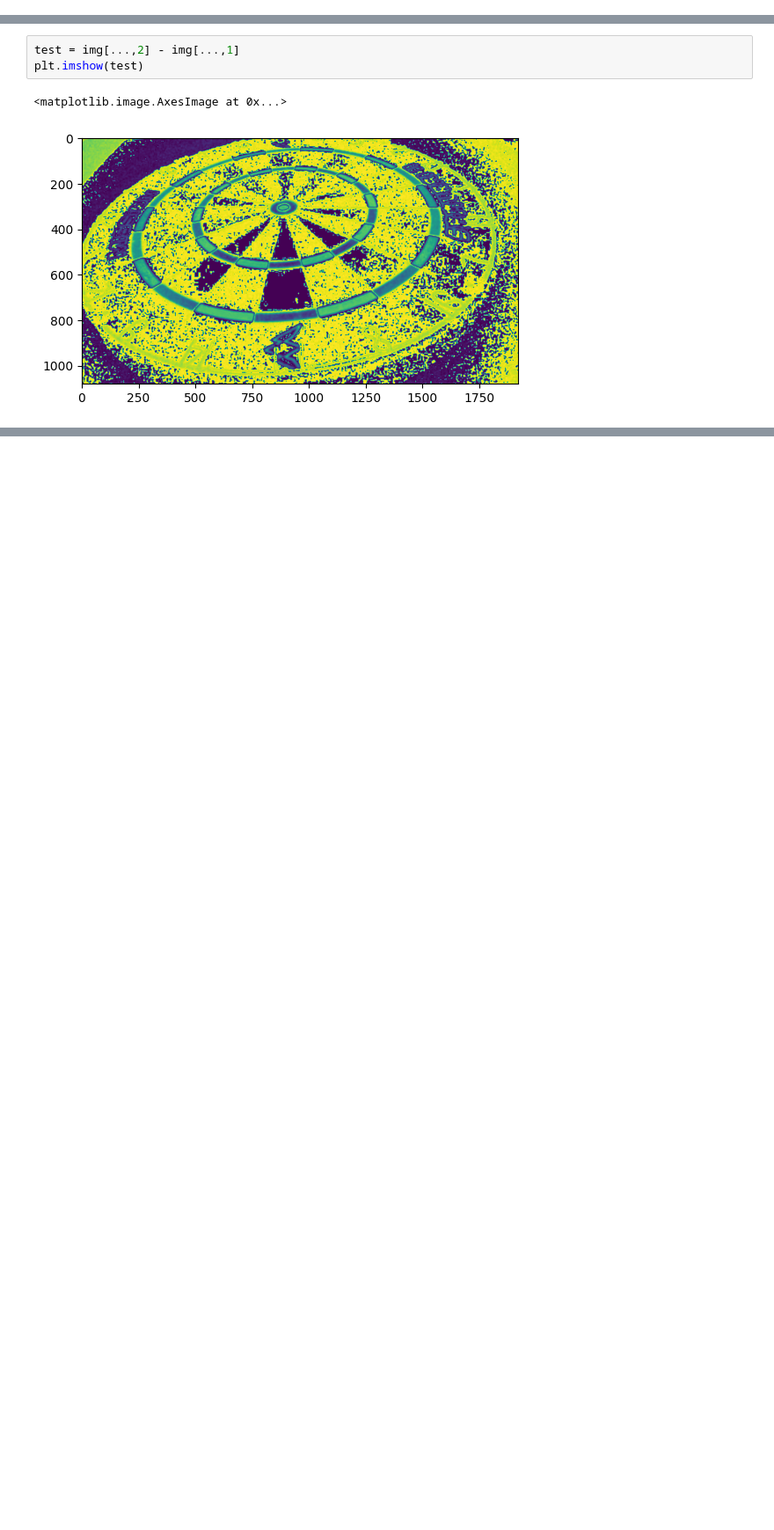
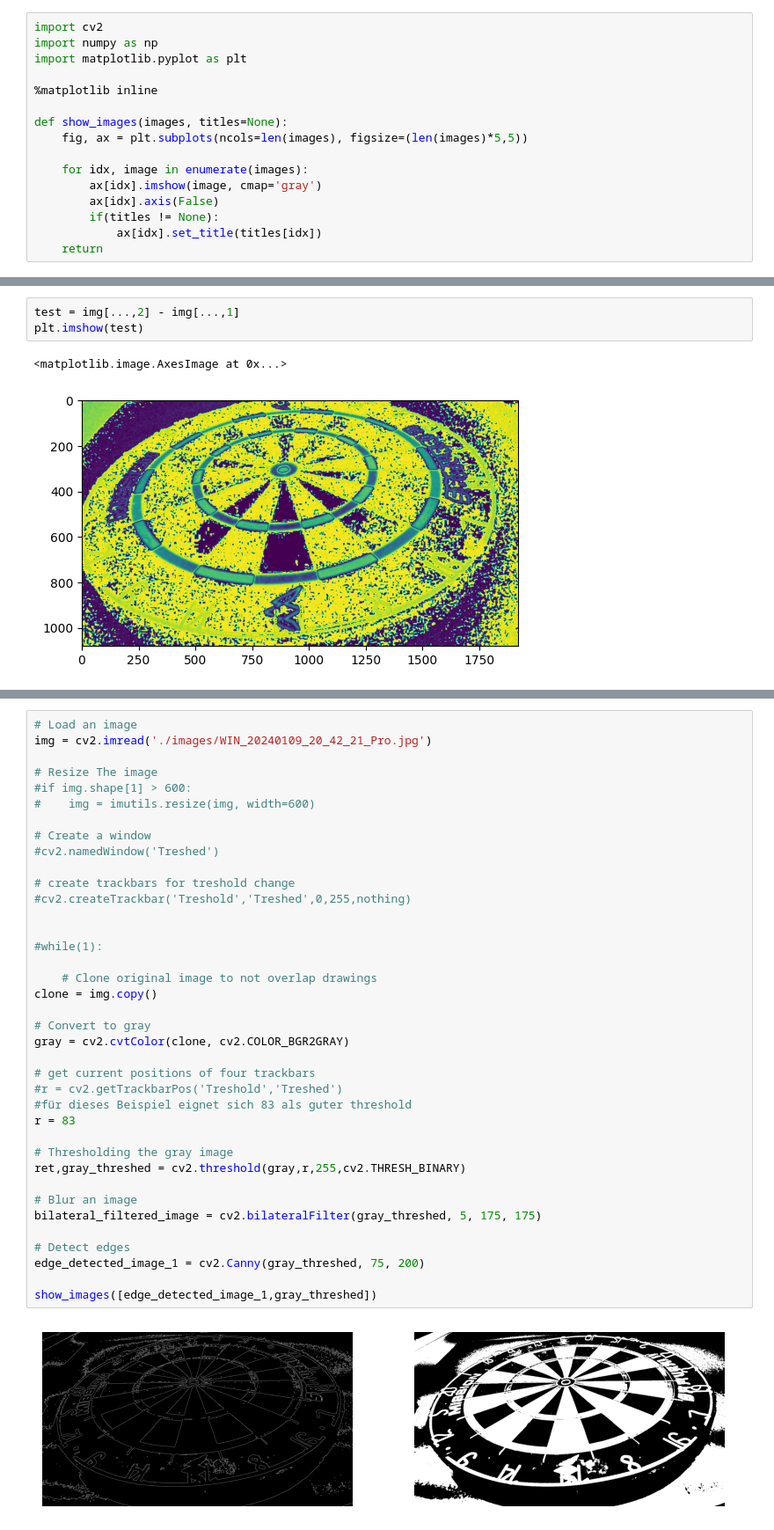
Before and after one commit to mgoetze06/dartdashboard, a Jupyter notebook: camera-detection/dart_detection.ipynb, the cells around one changed output, grey strips where cells are left out. Shown at 88% size. Cells and saved outputs as stored; diff of their text form; blank space fills up the shorter version.

```diff
--- a/camera-detection/dart_detection.ipynb
+++ b/camera-detection/dart_detection.ipynb
@@ -6,0 +1,16 @@ import matplotlib.pyplot as plt
+# %%
+import cv2
+import numpy as np
+import matplotlib.pyplot as plt
+
+%matplotlib inline
+
+def show_images(images, titles=None):
+    fig, ax = plt.subplots(ncols=len(images), figsize=(len(images)*5,5))
+
+    for idx, image in enumerate(images):
+        ax[idx].imshow(image, cmap='gray')
+        ax[idx].axis(False)
+        if(titles != None):
+            ax[idx].set_title(titles[idx])
+    return
@@ -57,0 +77,40 @@ plt.imshow(test)
+# %%
+# Load an image
+img = cv2.imread('./images/WIN_20240109_20_42_21_Pro.jpg')
+
+# Resize The image
+#if img.shape[1] > 600:
+#    img = imutils.resize(img, width=600)
+
+# Create a window
+#cv2.namedWindow('Treshed')
+
+# create trackbars for treshold change
+#cv2.createTrackbar('Treshold','Treshed',0,255,nothing)
+
+
+#while(1):
+
+    # Clone original image to not overlap drawings
+clone = img.copy()
+
+# Convert to gray
+gray = cv2.cvtColor(clone, cv2.COLOR_BGR2GRAY)
+
+# get current positions of four trackbars
+#r = cv2.getTrackbarPos('Treshold','Treshed')
+#für dieses Beispiel eignet sich 83 als guter threshold
+r = 83
+
+# Thresholding the gray image
+ret,gray_threshed = cv2.threshold(gray,r,255,cv2.THRESH_BINARY)
+
+# Blur an image
+bilateral_filtered_image = cv2.bilateralFilter(gray_threshed, 5, 175, 175)
+
+# Detect edges
+edge_detected_image_1 = cv2.Canny(gray_threshed, 75, 200)
+
+show_images([edge_detected_image_1,gray_threshed])
+# %% [output]
+[figure, added]
```
Also changed, not shown: parts of 15 cells of this notebook, 4 other files.
